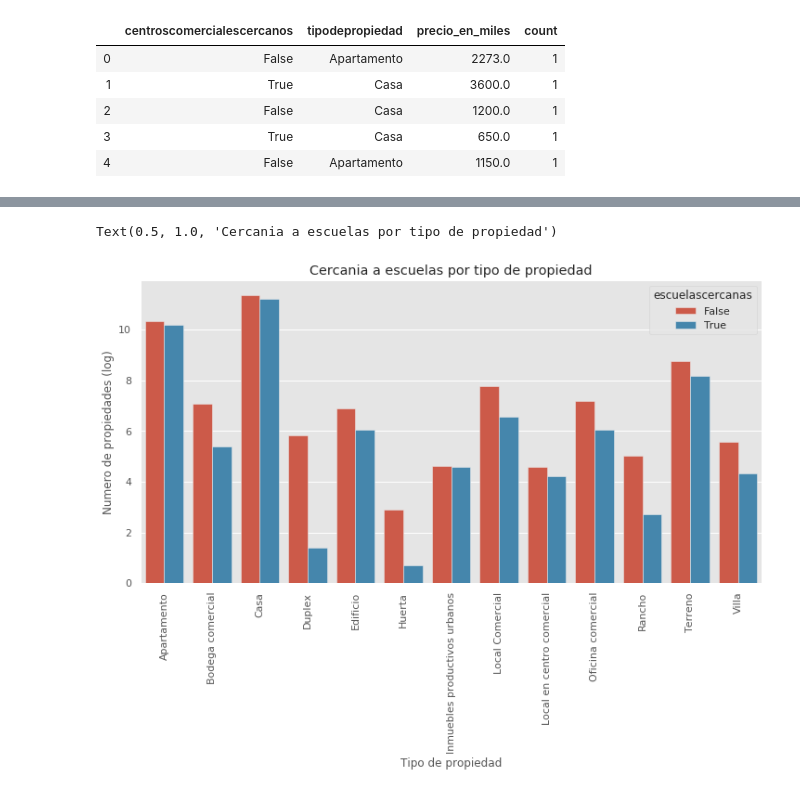
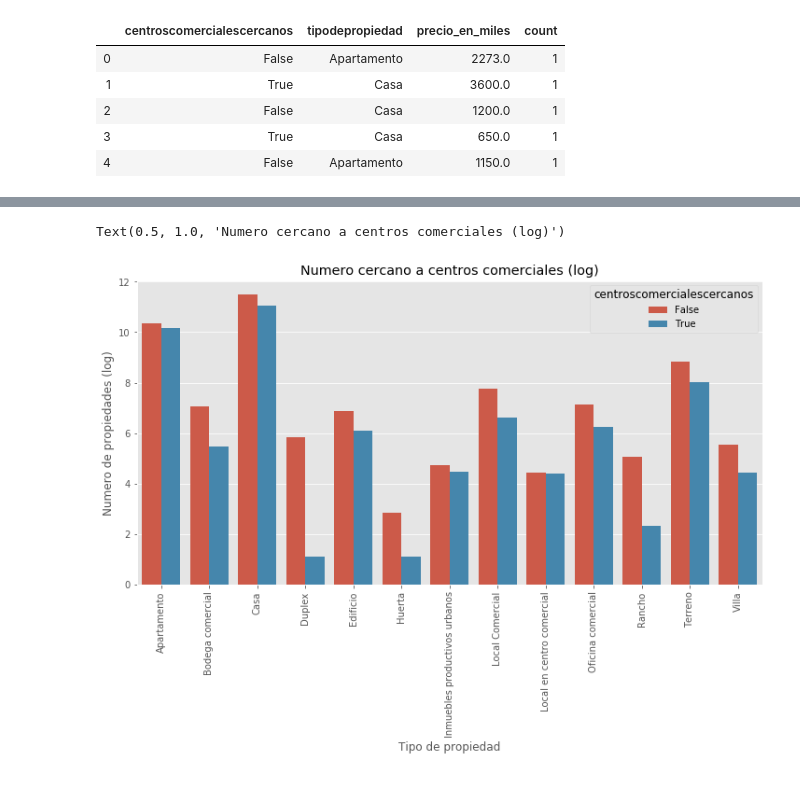
Before and after one commit to PBrrtrn/7506-organizacion-de-datos, a Jupyter notebook: src/exp/exploracion_amenities.ipynb, the cells around one changed output, grey strips where cells are left out. Cells and saved outputs as stored; diff of their text form; code cells hidden in the pictures.

```diff
--- a/src/exp/exploracion_amenities.ipynb
+++ b/src/exp/exploracion_amenities.ipynb
@@ -343,16 +343,16 @@ propiedades_cc_count['count'] = np.log(propiedades_cc_count['count'])
 # %%
 prop = ['Apartamento', 'Casa', 'Terreno', 'Terreno comerrcial', 'Local Comercial', 'Oficina comercial',
         'Edificio', 'Local en centro comercial', 'Bodega comercial', 'Villa', 'Duplex', 'Inmuebles productivos urbanos',
         'Rancho', 'Huerta']
 
-df = propiedades_escuelas_count.loc[propiedades_escuelas_count.tipodepropiedad.isin(prop)]
+df = propiedades_cc_count.loc[propiedades_cc_count.tipodepropiedad.isin(prop)]
 
 plt.figure(figsize=(12, 6))
-sns.barplot(x='tipodepropiedad', y='count', hue='escuelascercanas', data=df)
+sns.barplot(x='tipodepropiedad', y='count', hue='centroscomercialescercanos', data=df)
 plt.xticks(rotation=90)
 plt.ylabel('Numero de propiedades (log)')
 plt.xlabel('Tipo de propiedad')
-plt.title('Cercania a escuelas por tipo de propiedad')
+plt.title('Numero cercano a centros comerciales (log)')
 # %% [output]
-Text(0.5, 1.0, 'Cercania a escuelas por tipo de propiedad')
+Text(0.5, 1.0, 'Numero cercano a centros comerciales (log)')
-[figure, old version]
+[figure, new version]
```
Also changed, not shown: parts of 16 cells of this notebook.
